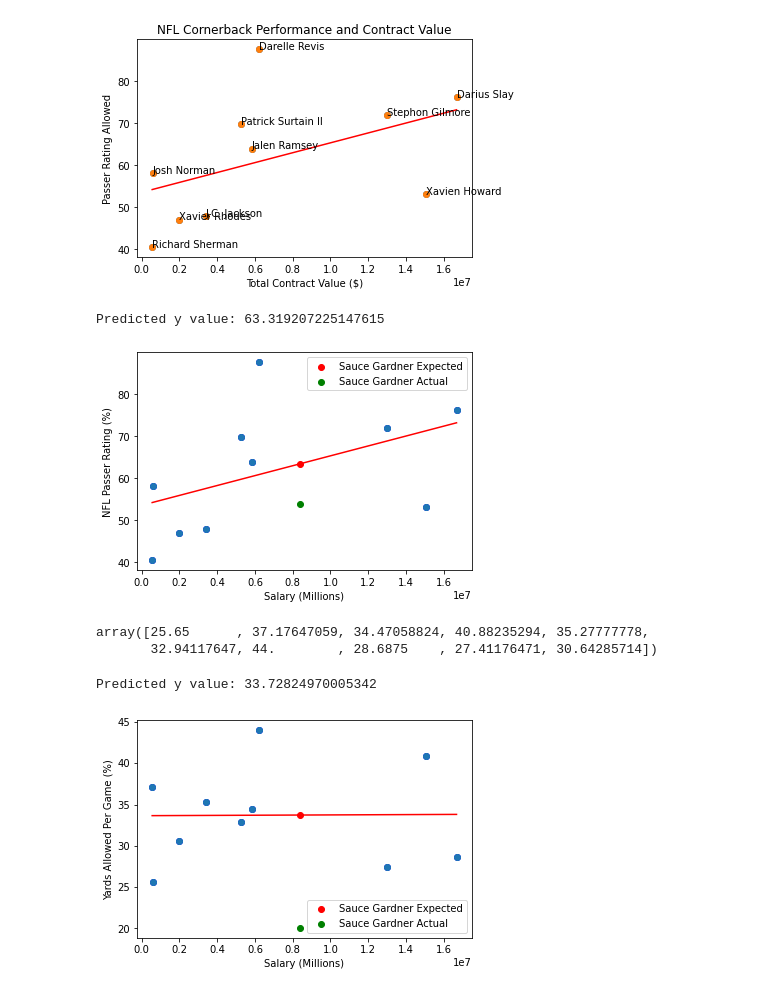
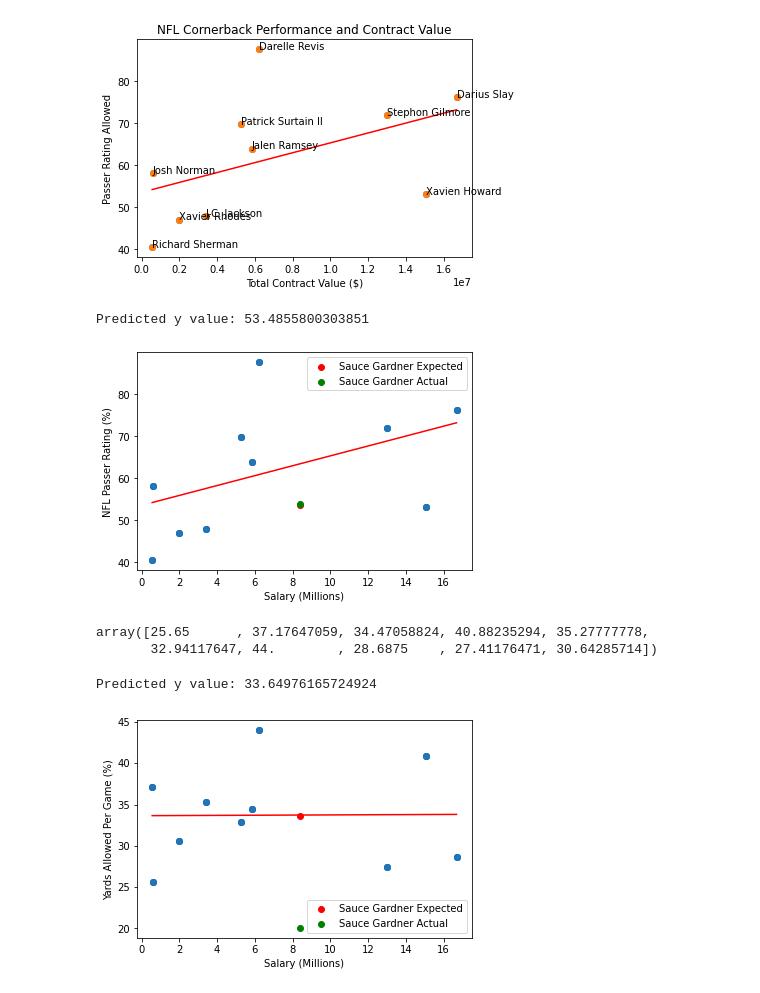
Before and after one commit to nick-smith-87/NFL_Momentum_Research, a Jupyter notebook: Sauce Gardner Analysis/Sauce Contract Analysis.ipynb, the cells around one changed output. Cells and saved outputs as stored; diff of their text form; code cells hidden in the pictures.

Commit message:
fixed x-axis in the millions issue

```diff
--- a/Sauce Gardner Analysis/Sauce Contract Analysis.ipynb
+++ b/Sauce Gardner Analysis/Sauce Contract Analysis.ipynb
@@ -152,42 +152,44 @@ y_array = np.array([58.1, 40.5, 63.9, 53. , 47.8, 69.7, 87.5, 76.1, 71.8, 47. ])
 data = np.vstack((x_array, y_array)).T
 
 # fit a linear regression model to the data
 model = LinearRegression()
 model.fit(data[:,0].reshape(-1, 1), data[:,1])
 
 # make a prediction for the new data point
-x_new = np.array([[8362700]])
+x_new = np.array([[8362700 / 1e6]])
 y_pred = model.predict(x_new)
 
 print(f"Predicted y value: {y_pred[0]}")
 
-plt.scatter(x_array, y_array, color='blue')
+x_array_millions = x_array / 1e6
+
+plt.scatter(x_array_millions, y_array, color='blue')
 plt.xlabel('Salary (Millions)')
 plt.ylabel('NFL Passer Rating (%)')
 
 # fit a polynomial line
-coeffs = np.polyfit(x_array, y_array, 1)
+coeffs = np.polyfit(x_array_millions, y_array, 1)
 poly = np.poly1d(coeffs)
-plt.scatter(x_array, y_array)
-plt.plot(np.linspace(min(x_array), max(x_array), 100), poly(np.linspace(min(x_array), max(x_array), 100)), color='red')
+plt.scatter(x_array_millions, y_array)
+plt.plot(np.linspace(min(x_array_millions), max(x_array_millions), 100), poly(np.linspace(min(x_array_millions), max(x_array_millions), 100)), color='red')
 
 '''names = ['Josh Norman', 'Richard Sherman', 'Jalen Ramsey', 'Xavien Howard', 'J.C. Jackson', 'Patrick Surtain II', 'Darelle Revis', 'Darius Slay', 'Stephon Gilmore', 'Xavier Rhodes']
 
 fig, ax = plt.subplots()
 ax.scatter(x_array, y_array)
 
 for i, name in enumerate(names):
     ax.annotate(name, (x_array[i], y_array[i]))'''
 
 # add the predicted and actual points for Sauce Gardner
-plt.scatter(8362700, y_pred[0], color='red', label='Sauce Gardner Expected')
-plt.scatter(8362700, 53.9, color='green', label='Sauce Gardner Actual')
+plt.scatter(8362700 / 1e6, y_pred[0], color='red', label='Sauce Gardner Expected')
+plt.scatter(8362700 / 1e6, 53.9, color='green', label='Sauce Gardner Actual')
 
 plt.legend()
 plt.show()
 # %% [output]
-Predicted y value: 63.319207225147615
+Predicted y value: 53.4855800303851
-[figure, old version]
+[figure, new version]
 # %%
 players_ypg = [
     {'name': 'Josh Norman', 'year': 2015, 'games_played': 20, 'yards': 513},
@@ -218,20 +220,22 @@ model = LinearRegression()
 model.fit(data[:,0].reshape(-1, 1), data[:,1])
 
 # make a prediction for the new data point
-x_new = np.array([[8362700]])
+x_new = np.array([[8362700 / 1e6]])
 y_pred = model.predict(x_new)
 
 print(f"Predicted y value: {y_pred[0]}")
 
-plt.scatter(x_array, y_array, color='blue')
+x_array_millions = x_array / 1e6
+
+plt.scatter(x_array_millions, y_array, color='blue')
 plt.xlabel('Salary (Millions)')
 plt.ylabel('Yards Allowed Per Game (%)')
 
 # fit a polynomial line
-coeffs = np.polyfit(x_array, y_array, 1)
+coeffs = np.polyfit(x_array_millions, y_array, 1)
 poly = np.poly1d(coeffs)
-plt.scatter(x_array, y_array)
-plt.plot(np.linspace(min(x_array), max(x_array), 100), poly(np.linspace(min(x_array), max(x_array), 100)), color='red')
+plt.scatter(x_array_millions, y_array)
+plt.plot(np.linspace(min(x_array_millions), max(x_array_millions), 100), poly(np.linspace(min(x_array_millions), max(x_array_millions), 100)), color='red')
 
 '''names = ['Josh Norman', 'Richard Sherman', 'Jalen Ramsey', 'Xavien Howard', 'J.C. Jackson', 'Patrick Surtain II', 'Darelle Revis', 'Darius Slay', 'Stephon Gilmore', 'Xavier Rhodes']
 
@@ -242,11 +246,11 @@ for i, name in enumerate(names):
     ax.annotate(name, (x_array[i], y_array[i]))'''
 
 # add the predicted and actual points for Sauce Gardner
-plt.scatter(8362700, y_pred[0], color='red', label='Sauce Gardner Expected')
-plt.scatter(8362700, 20.0555556, color='green', label='Sauce Gardner Actual')
+plt.scatter(8362700 / 1e6, y_pred[0], color='red', label='Sauce Gardner Expected')
+plt.scatter(8362700 / 1e6, 20.0555556, color='green', label='Sauce Gardner Actual')
 
 plt.legend()
 plt.show()
 # %% [output]
-Predicted y value: 33.72824970005342
+Predicted y value: 33.64976165724924
-[figure, old version]
+[figure, new version]
```
